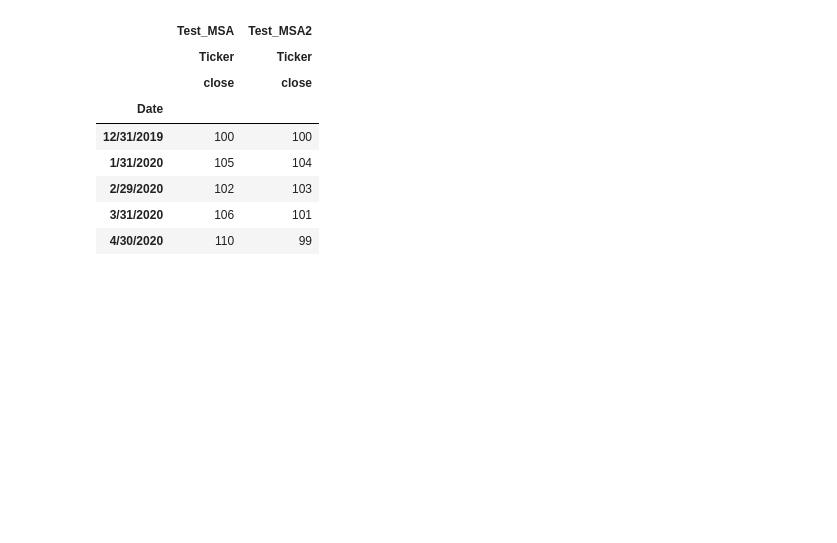
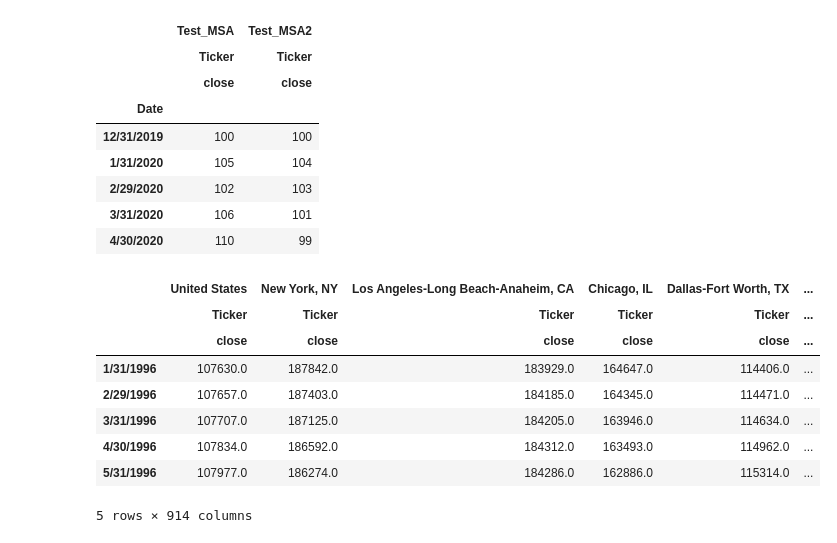
Before and after one commit to Luminous171/Project_1, a Jupyter notebook: Python_Files/Project_1_EH.ipynb, the cells around one changed output. Drawn from its saved outputs; the diff is of its cells as text; code cells hidden in the pictures; blank space fills up the shorter version.

```diff
--- a/Python_Files/Project_1_EH.ipynb
+++ b/Python_Files/Project_1_EH.ipynb
@@ -49,4 +61,28 @@ test_df.head()
 | 2/29/2020 | 102 | 103 |
 | 3/31/2020 | 106 | 101 |
 | 4/30/2020 | 110 | 99 |
+# %%
+# Read in test CSV
+file_name='house_prices_msa.csv'
+csv_file=Path(f"../Data/{file_name}")
+
+# Clean data
+house_price_df= pd.read_csv(csv_file)
+region_id_df=house_price_df#(set_index='RegionID')
+region_id_df.set_index(region_id_df['RegionName'],inplace=True)
+region_id_df=region_id_df.drop(columns=['RegionID','SizeRank', 'RegionName', 'RegionType', 'StateName'])
+region_id_df=region_id_df.transpose()
+region_id_df.columns.name = None
+region_id_df.columns = [region_id_df.columns,['Ticker'] * len(region_id_df.columns), ['close'] * len(region_id_df.columns)]
+region_id_df.head()
+# %% [output]
+|  | United States | New York, NY | Los Angeles-Long Beach-Anaheim, CA | Chicago, IL | Dallas-Fort Worth, TX | ... |
+|  | Ticker | Ticker | Ticker | Ticker | Ticker | ... |
+|  | close | close | close | close | close | ... |
+| 1/31/1996 | 107630.0 | 187842.0 | 183929.0 | 164647.0 | 114406.0 | ... |
+| 2/29/1996 | 107657.0 | 187403.0 | 184185.0 | 164345.0 | 114471.0 | ... |
+| 3/31/1996 | 107707.0 | 187125.0 | 184205.0 | 163946.0 | 114634.0 | ... |
+| 4/30/1996 | 107834.0 | 186592.0 | 184312.0 | 163493.0 | 114962.0 | ... |
+| 5/31/1996 | 107977.0 | 186274.0 | 184286.0 | 162886.0 | 115314.0 | ... |
+5 rows × 914 columns
 # %%
```
Also changed, not shown: parts of 6 cells of this notebook.
